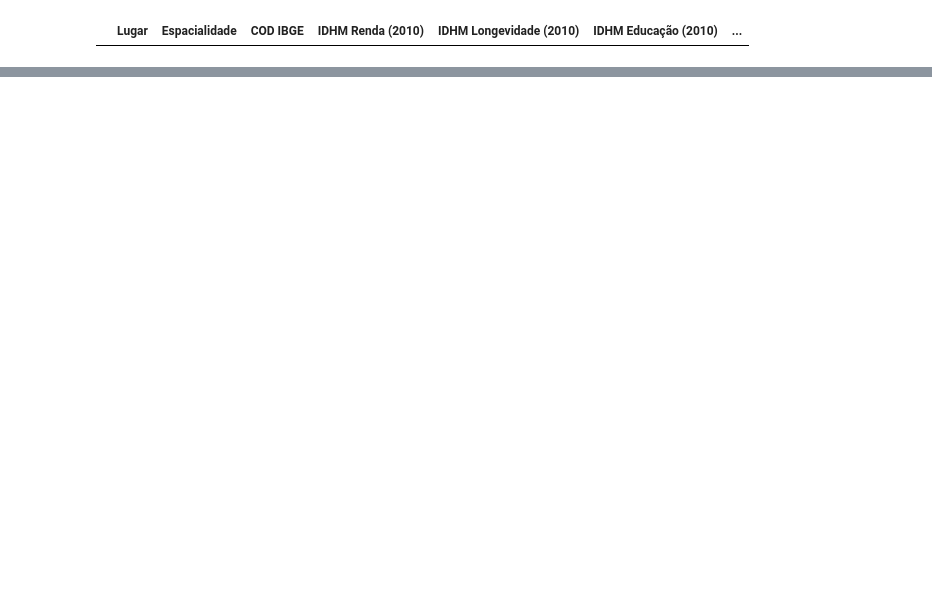
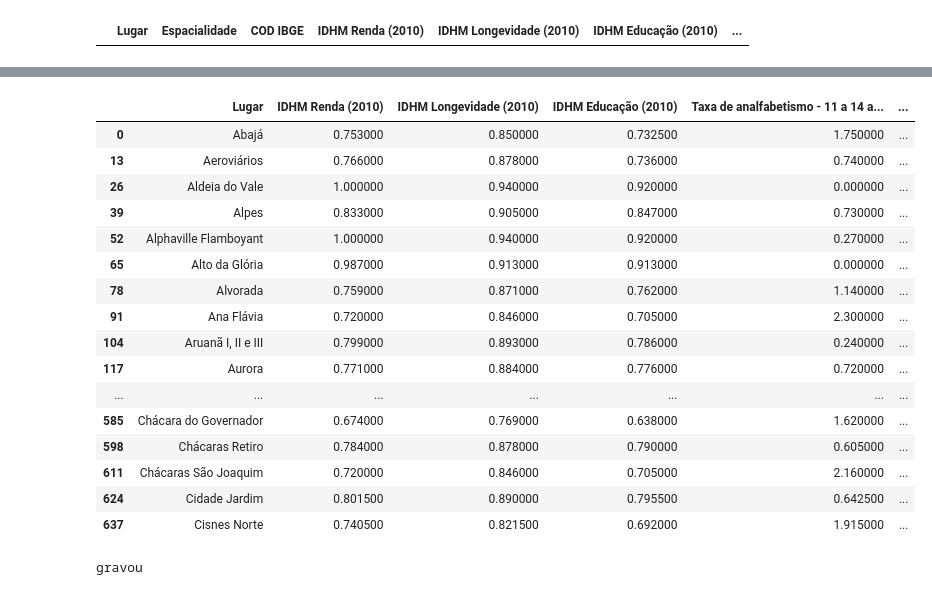
Before and after one commit to diogodilcl/roubos_transeuntes_goiania, a Jupyter notebook: separa_bairro.ipynb, the cells around one changed output, grey strips where cells are left out. Cells and saved outputs as stored; diff of their text form; code cells hidden in the pictures; blank space fills up the shorter version.

```diff
--- a/separa_bairro.ipynb
+++ b/separa_bairro.ipynb
@@ -37,3 +19,5 @@ Index(['Lugar', 'Espacialidade', 'COD IBGE', 'IDHM Renda (2010)',
+# %%
+df = df.drop(df[df['Espacialidade']!= 'UDH'].index)
 # %%
 dfFinal = pd.DataFrame(columns=df.columns)
 dfFinal
@@ -43,10 +27,10 @@ dfFinal
 # este codigo serve para pegar mais de um bairro que tem mais de um complemento na mesma linha
 dfFinal = pd.DataFrame(columns=df.columns)
 dfFinal['Complemento'] = np.NaN
-dfFinal['Id_linha_original'] = 0
 for i, row in df.iterrows():
-     row['Id_linha_original'] = i+2 # criei este numero para ter um controle de qual linha originou os novos registros
+     #row['Id_linha_original'] = i+2 # criei este numero para ter um controle de qual linha originou os novos registros
                                     # esse + 2 é por conta da linha de cabeçalho no .xls e a contagem iniciar do 0
+
     # retirando (Goiania, RM Goiania)
      ii = row['Lugar'].find('(Goiânia , RM Goiânia)')
      lugar  = row['Lugar']
@@ -62,7 +46,7 @@ for i, row in df.iterrows():
 
      #criando o array de bairros
      bairros= []
-     if lugar.count(":")>1 :
+     if lugar.count(":")>=1 :
          import re
 
          indexponto = [m.start() for m in re.finditer(':', lugar)] # esta linha pega o index de todas as ocorrencias de ':'
@@ -89,11 +73,7 @@ for i, row in df.iterrows():
 
             i = i+1
 
-     elif lugar.count(":")==1 : # processo similar ao anterior
-         complemento = lugar[lugar.find(":")+1:len(lugar)]
-         lugar  = lugar[0:lugar.find(":")]
-         for comp in complemento.split("/") :
-             bairros.append(lugar +" ("+ comp+")")
+
 
      else:
          bairros = lugar.split("/") # processo padrão, na maioria das aglomerações, os bairros sao separadas por barras
@@ -114,3 +94,4 @@ for i, row in df.iterrows():
            rowTeste['Complemento'] = complemento
            rowTeste['Lugar'] = bairro.strip()
            dfFinal.loc[dfFinal.size] = rowTeste
+print("primeira iteracao")
@@ -120,0 +123,11 @@ for i, row in dfFinal.iterrows():
+# %%
+dfFinal.sort_values(by=['Lugar'],inplace=True)
+dfFinal['Lugar'].value_counts(dropna=False)
+dfFinal.head(50)
+dfLugar = dfFinal['Lugar']
+
+dfFinal['contagem'] = 1
+
+dfFinal =dfFinal.groupby('Lugar', sort=False).sum()
+dfFinal.reset_index(inplace=True)
+dfFinal.dtypes
@@ -121 +149,38 @@ for i, row in dfFinal.iterrows():
+# %%
+dfF = pd.DataFrame(columns=dfFinal.columns)
+for  i, row in dfFinal.iterrows():
+
+    row['IDHM Renda (2010)']  = row['IDHM Renda (2010)']  / row['contagem']
+    row['IDHM Longevidade (2010)']  = row['IDHM Longevidade (2010)']  / row['contagem']
+    row['IDHM Educação (2010)']  = row['IDHM Educação (2010)']  / row['contagem']
+    row['Taxa de analfabetismo - 11 a 14 anos (2010)']  = row['Taxa de analfabetismo - 11 a 14 anos (2010)']  / row['contagem']
+    row['Taxa de analfabetismo - 15 a 17 anos (2010)']  = row['Taxa de analfabetismo - 15 a 17 anos (2010)']  / row['contagem']
+    row['Taxa de analfabetismo - 18 a 24 anos (2010)']  = row['Taxa de analfabetismo - 18 a 24 anos (2010)']  / row['contagem']
+    row['Taxa de analfabetismo - 25 a 29 anos (2010)']  = row['Taxa de analfabetismo - 25 a 29 anos (2010)']  / row['contagem']
+    row['Taxa de analfabetismo - 25 anos ou mais (2010)']  = row['Taxa de analfabetismo - 25 anos ou mais (2010)']  / row['contagem']
+    row['Taxa de analfabetismo - 15 anos ou mais (2010)']  = row['Taxa de analfabetismo - 15 anos ou mais (2010)']  / row['contagem']
+    row['Taxa de analfabetismo - 18 anos ou mais (2010)'] = row['Taxa de analfabetismo - 18 anos ou mais (2010)'] /  row['contagem']
+    row['Renda per capita (2010)'] = row['Renda per capita (2010)'] /   row['contagem']
+    dfF.loc[dfF.size] = row
+# %%
+del dfF['contagem']
+dfF.head(50)
+# %% [output]
+|  | Lugar | IDHM Renda (2010) | IDHM Longevidade (2010) | IDHM Educação (2010) | Taxa de analfabetismo - 11 a 14 a... | ... |
+| 0 | Abajá | 0.753000 | 0.850000 | 0.732500 | 1.750000 | ... |
+| 13 | Aeroviários | 0.766000 | 0.878000 | 0.736000 | 0.740000 | ... |
+| 26 | Aldeia do Vale | 1.000000 | 0.940000 | 0.920000 | 0.000000 | ... |
+| 39 | Alpes | 0.833000 | 0.905000 | 0.847000 | 0.730000 | ... |
+| 52 | Alphaville Flamboyant | 1.000000 | 0.940000 | 0.920000 | 0.270000 | ... |
+| 65 | Alto da Glória | 0.987000 | 0.913000 | 0.913000 | 0.000000 | ... |
+| 78 | Alvorada | 0.759000 | 0.871000 | 0.762000 | 1.140000 | ... |
+| 91 | Ana Flávia | 0.720000 | 0.846000 | 0.705000 | 2.300000 | ... |
+| 104 | Aruanã I, II e III | 0.799000 | 0.893000 | 0.786000 | 0.240000 | ... |
+| 117 | Aurora | 0.771000 | 0.884000 | 0.776000 | 0.720000 | ... |
+| ... | ... | ... | ... | ... | ... | ... |
+| 585 | Chácara do Governador | 0.674000 | 0.769000 | 0.638000 | 1.620000 | ... |
+| 598 | Chácaras Retiro | 0.784000 | 0.878000 | 0.790000 | 0.605000 | ... |
+| 611 | Chácaras São Joaquim | 0.720000 | 0.846000 | 0.705000 | 2.160000 | ... |
+| 624 | Cidade Jardim | 0.801500 | 0.890000 | 0.795500 | 0.642500 | ... |
+| 637 | Cisnes Norte | 0.740500 | 0.821500 | 0.692000 | 1.915000 | ... |
 # %%
@@ -122,0 +188,4 @@ dfFinal.to_excel('AtlasBairrosTratadosSemCocheia.xls')
+# %%
+print("gravou")
+# %% [output]
+gravou
```
Also changed, not shown: parts of 6 cells of this notebook.
